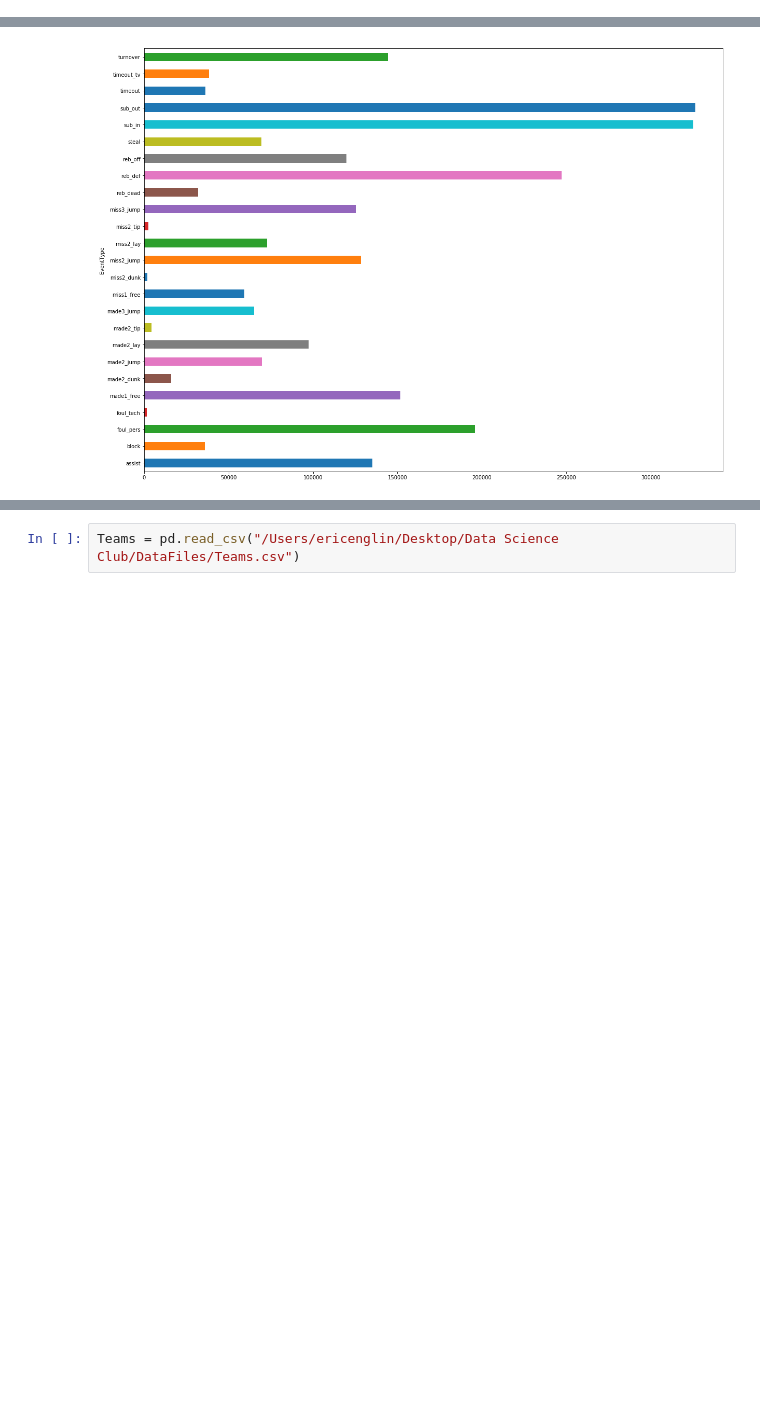
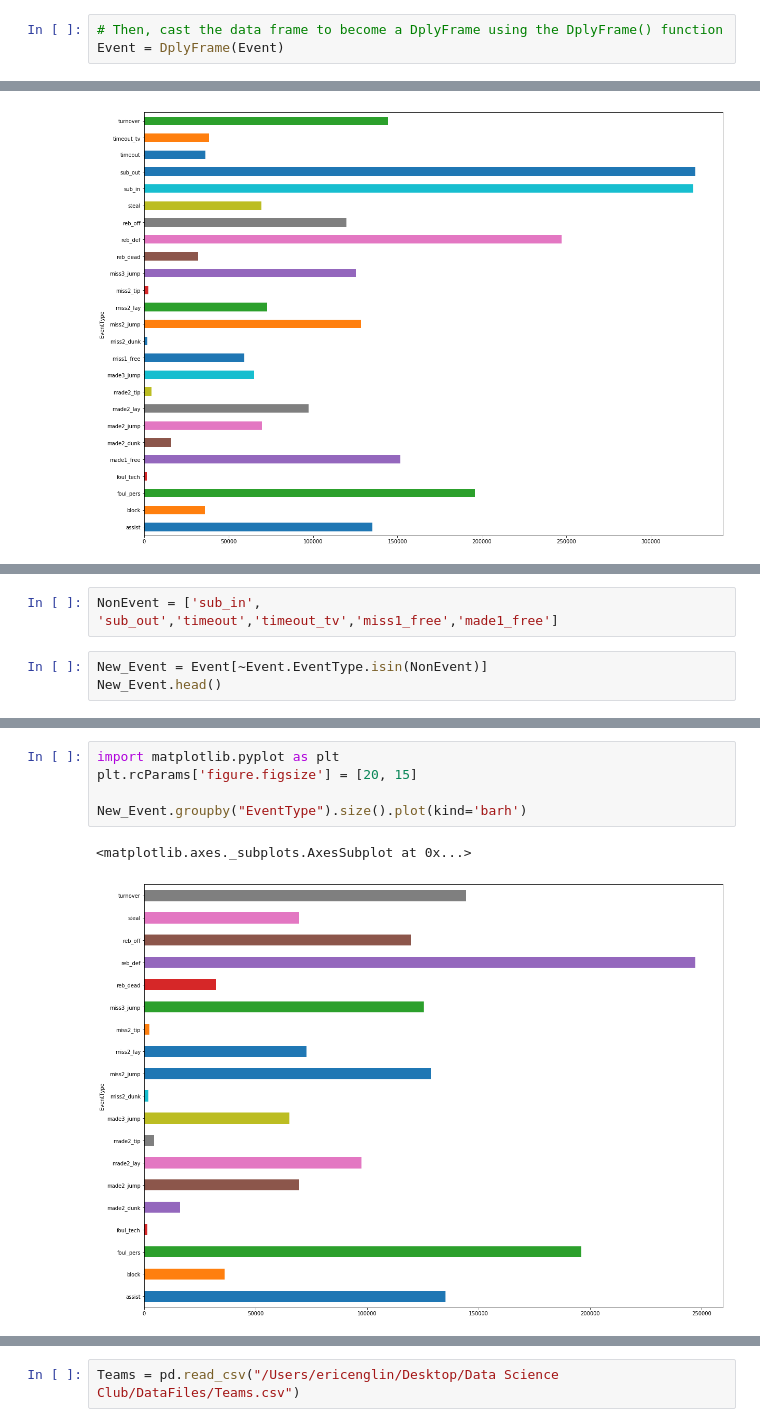
Before and after one commit to hksdatascience/projects, a Jupyter notebook: March Madness 2019/Exploratory Data Analysis.ipynb, the cells around one changed output, grey strips where cells are left out. Saved outputs shown, nothing was run; the diff lists cells and outputs as text; blank space fills up the shorter version.

```diff
--- a/March Madness 2019/Exploratory Data Analysis.ipynb
+++ b/March Madness 2019/Exploratory Data Analysis.ipynb
@@ -14,3 +18,6 @@ pd.options.display.max_columns = None
+# %%
+# Then, cast the data frame to become a DplyFrame using the DplyFrame() function
+Event = DplyFrame(Event)
 # %%
 Event.head()
 # %% [output]
@@ -34,0 +61,5 @@ Event.groupby("EventType").size().plot(kind='barh')
+# %%
+NonEvent = ['sub_in', 'sub_out','timeout','timeout_tv','miss1_free','made1_free']
+# %%
+New_Event = Event[~Event.EventType.isin(NonEvent)]
+New_Event.head()
@@ -34,0 +73,8 @@ Event.groupby("EventType").size().plot(kind='barh')
+# %%
+import matplotlib.pyplot as plt
+plt.rcParams['figure.figsize'] = [20, 15]
+
+New_Event.groupby("EventType").size().plot(kind='barh')
+# %% [output]
+<matplotlib.axes._subplots.AxesSubplot at 0x...>
+[figure, added]
```
Also changed, not shown: parts of 9 cells of this notebook, 1 other file.
